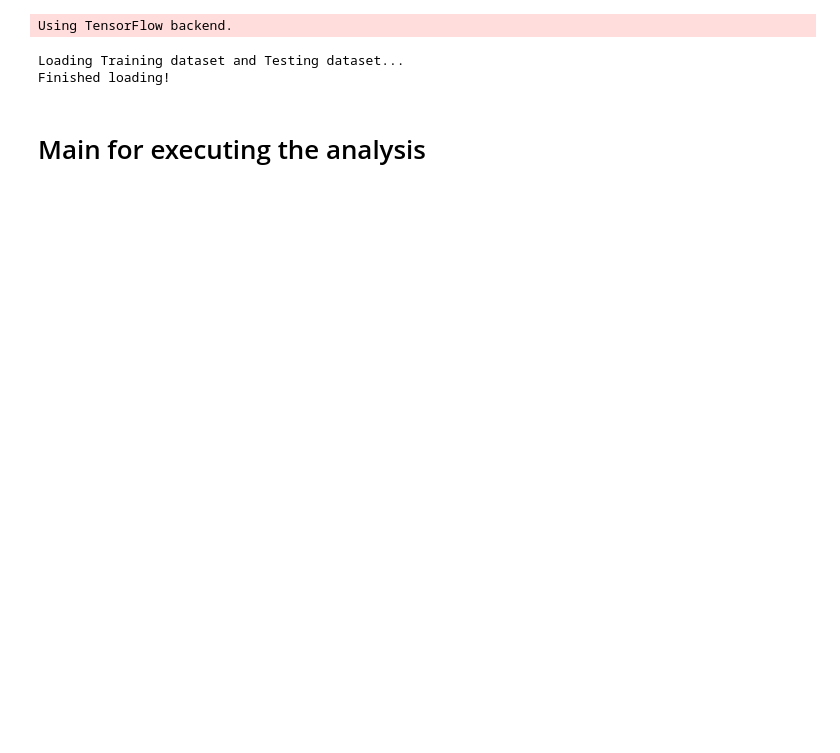
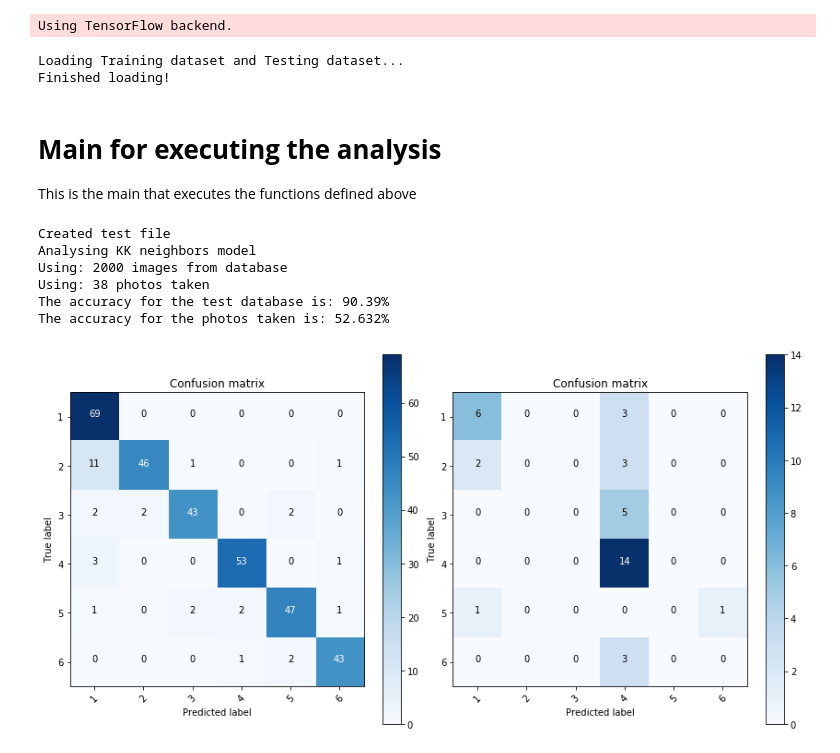
Before and after one commit to fernandolucasaa/Dice-Identification, a Jupyter notebook: main.ipynb, the cells around one changed output. Cells and saved outputs as stored; diff of their text form; code cells hidden in the pictures; blank space fills up the shorter version.

```diff
--- a/main.ipynb
+++ b/main.ipynb
@@ -322,7 +330,9 @@ def model_evaluation(N, model):
     plot_confusion_matrix(clf, test_x_photos, test_y_photos)
     plt.show()
 # %% [markdown]
-# Main for executing the analysis
+# **Main for executing the analysis**
+
+This is the main that executes the functions defined above
 # %%
 import os
 import sys
@@ -386,0 +374,17 @@ def main(model, append, fig):
+# %%
+# Fist argument is the model (1 to 4 models)
+# 1 ==> Decision Tree Classifier
+# 2 ==> KK neighbors Classifier
+# 3 ==> Random Forest Classifier
+# 4 ==> SVM Classifier
+
+#Second argument is the number of numbers analysed, it must be smaller than 36012
+main(1, 2000)
+# %% [output]
+Created test file
+Analysing KK neighbors model
+Using: 2000 images from database
+Using: 38 photos taken
+The accuracy for the test database is: 90.39%
+The accuracy for the photos taken is: 52.632%
+[figure, added]
```
Also changed, not shown: parts of 27 cells of this notebook, 1 other file.
